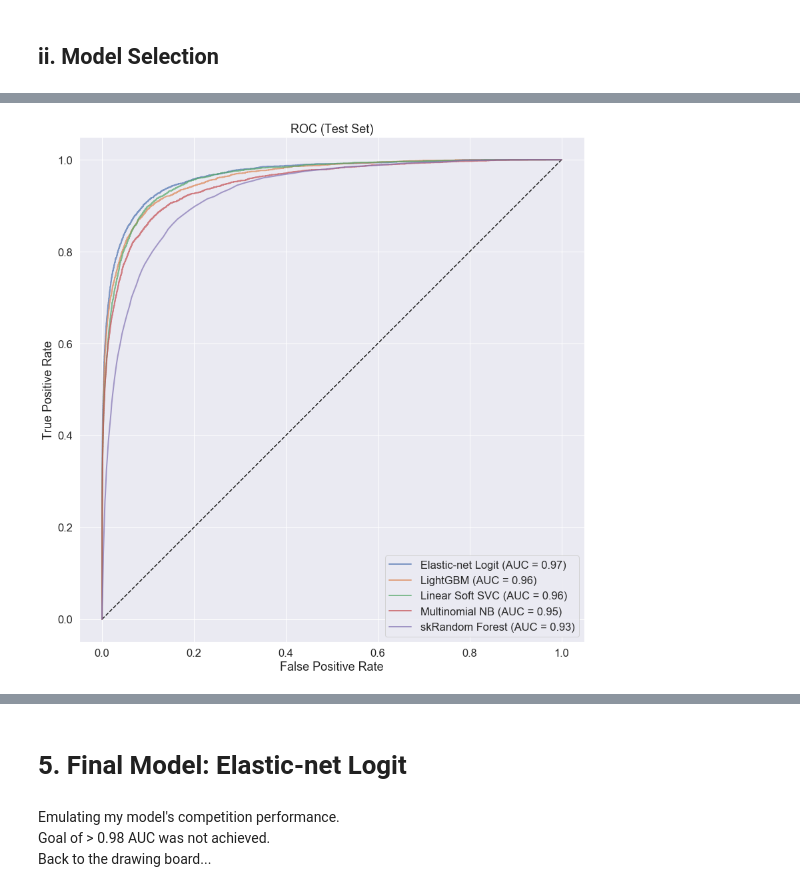
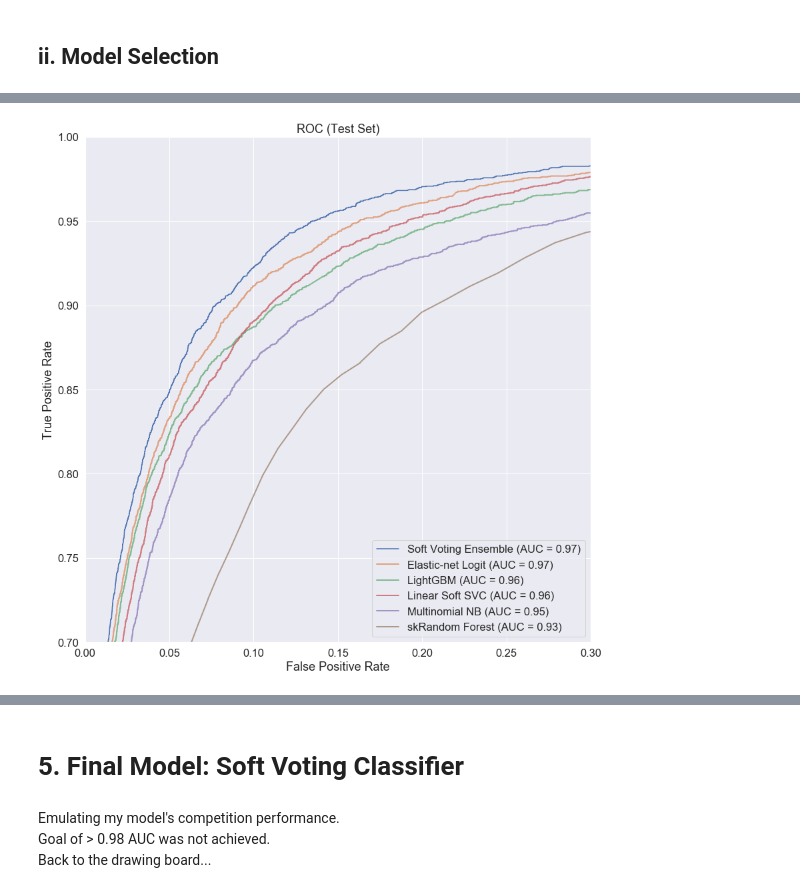
Before and after one commit to kchien3/identifying-toxic-wikipedia-comments, a Jupyter notebook: toxic_comments_project.ipynb, the cells around one changed output, grey strips where cells are left out. Saved outputs shown, nothing was run; the diff lists cells and outputs as text; code cells hidden in the pictures.

```diff
--- a/toxic_comments_project.ipynb
+++ b/toxic_comments_project.ipynb
@@ -164,13 +177,3 @@ from sklearn.model_selection import train_test_split
-# %%
-# train/test split the data
-Xy_train, Xy_test = train_test_split(df_train_bal, stratify=df_train_bal['toxic'], random_state=1115)
-
-# add leftover train set rows to test set
-Xy_test = pd.concat([df_train[df_train['toxic'] == 0].iloc[excluded_indices], Xy_test]).sort_index()
-
-# final train/test sets
-X_train, y_train = Xy_train['comment_text'], Xy_train['toxic']
-X_test, y_test = Xy_test['comment_text'], Xy_test['toxic']
 # %% [markdown]
 ## iii. Descriptive Statistics
 # %% [markdown]
@@ -675,14 +742,14 @@ Wall time: 1min 31s
 # %%
-%%time
-#LGBMClassifier hyperparameter tuning
-random_params_lgbm_rf = [{'lgbmclassifier__num_leaves':np.logspace(1,2.5).astype(int),
-                       'lgbmclassifier__max_depth':scipy.stats.randint(10, 30),
-                       'lgbmclassifier__n_estimators':np.logspace(2,3).astype(int),
-                       'lgbmclassifier__min_child_samples':np.logspace(0,3.75).astype(int),
-                      }]
+# %%time
+# #LGBMClassifier hyperparameter tuning
+# random_params_lgbm_rf = [{'lgbmclassifier__num_leaves':np.logspace(1,2.5).astype(int),
+#                        'lgbmclassifier__max_depth':scipy.stats.randint(10, 30),
+#                        'lgbmclassifier__n_estimators':np.logspace(2,3).astype(int),
+#                        'lgbmclassifier__min_child_samples':np.logspace(0,3.75).astype(int),
+#                       }]
 
-rs_lgbm_rf = RandomizedSearchCV(lgbm_rf, param_distributions=random_params_lgbm_rf, n_iter=1, scoring='roc_auc', n_jobs=-1)
+# rs_lgbm_rf = RandomizedSearchCV(lgbm_rf, param_distributions=random_params_lgbm_rf, n_iter=1, scoring='roc_auc', n_jobs=-1)
 
-rs_lgbm_rf.fit(X_train, y_train)
-print(rs_lgbm_rf.best_score_)
-print(rs_lgbm_rf.best_params_)
+# rs_lgbm_rf.fit(X_train, y_train)
+# print(rs_lgbm_rf.best_score_)
+# print(rs_lgbm_rf.best_params_)
@@ -790,12 +866,13 @@ VotingClassifier(estimators=[('lr',
 
 Use test set AUC to evaluate model performance only after a ranking has been made of models based on cross-validation with training data.
 # %%
+%%time
 # Performance of model-of-model ensembles
-sns.set(font_scale=1.2)
-fig, ax = plt.subplots(figsize=(8, 6), tight_layout=True)
+sns.set(font_scale=1.5)
+fig, ax = plt.subplots(figsize=(16, 12), tight_layout=True)
+plot_roc_curve(vc, X_test, y_test, ax=ax, name='Soft Voting Ensemble')
+plot_roc_curve(sk_rf_ensemble, X_test_ensemble, y_test, ax=ax, name='Random Forest Ensemble')
 plot_roc_curve(dt_ensemble, X_test_ensemble, y_test, ax=ax, name='Decision Tree Ensemble')
-plot_roc_curve(sk_rf_ensemble, X_test_ensemble, y_test, ax=ax, name='Random Forest Ensemble')
-plot_roc_curve(vc, X_test, y_test, ax=ax, name='Soft Voting Ensemble')
 ax.plot([0, 1], [0, 1], 'k--')
 ax.set(aspect='equal', title='ROC')
 plt.show()
@@ -817,16 +908,16 @@ Cross-validated scores are misleading because models are overfit to the training
 # %%
 %%time
 sns.set(font_scale=1.5)
 fig, ax = plt.subplots(figsize=(16, 12), tight_layout=True)
 ax.plot([0, 1], [0, 1], 'k--')
+plot_roc_curve(vc, X_test, y_test, ax=ax, name='Soft Voting Ensemble')
 plot_roc_curve(lr, X_test, y_test, ax=ax, name='Elastic-net Logit', lw=2, alpha=0.7)
 plot_roc_curve(lgbm, X_test, y_test, ax=ax, name='LightGBM', lw=2, alpha=0.7)
 plot_roc_curve(svm, X_test, y_test, ax=ax, name='Linear Soft SVC', lw=2, alpha=0.7)
 plot_roc_curve(mnb, X_test, y_test, ax=ax, name='Multinomial NB', lw=2, alpha=0.7)
 plot_roc_curve(sk_rf, X_test, y_test, ax=ax, name='skRandom Forest', lw=2, alpha=0.7)
-ax.set(aspect='equal', title='ROC (Test Set)')
-plt
+ax.set(xlim=[0, 0.3], ylim=[0.7, 1], aspect='equal', title='ROC (Test Set)')
 # plt.savefig('.png')
 plt.show()
 # %% [output]
-[figure, old version]
+[figure, new version]
@@ -834,5 +925,5 @@ Wall time: 1min 5s
 # %% [markdown]
-# 5. Final Model: Elastic-net Logit
+# 5. Final Model: Soft Voting Classifier
 # %% [markdown]
 Emulating my model's competition performance.
 Goal of > 0.98 AUC was not achieved.
```
Also changed, not shown: parts of 102 cells of this notebook.
